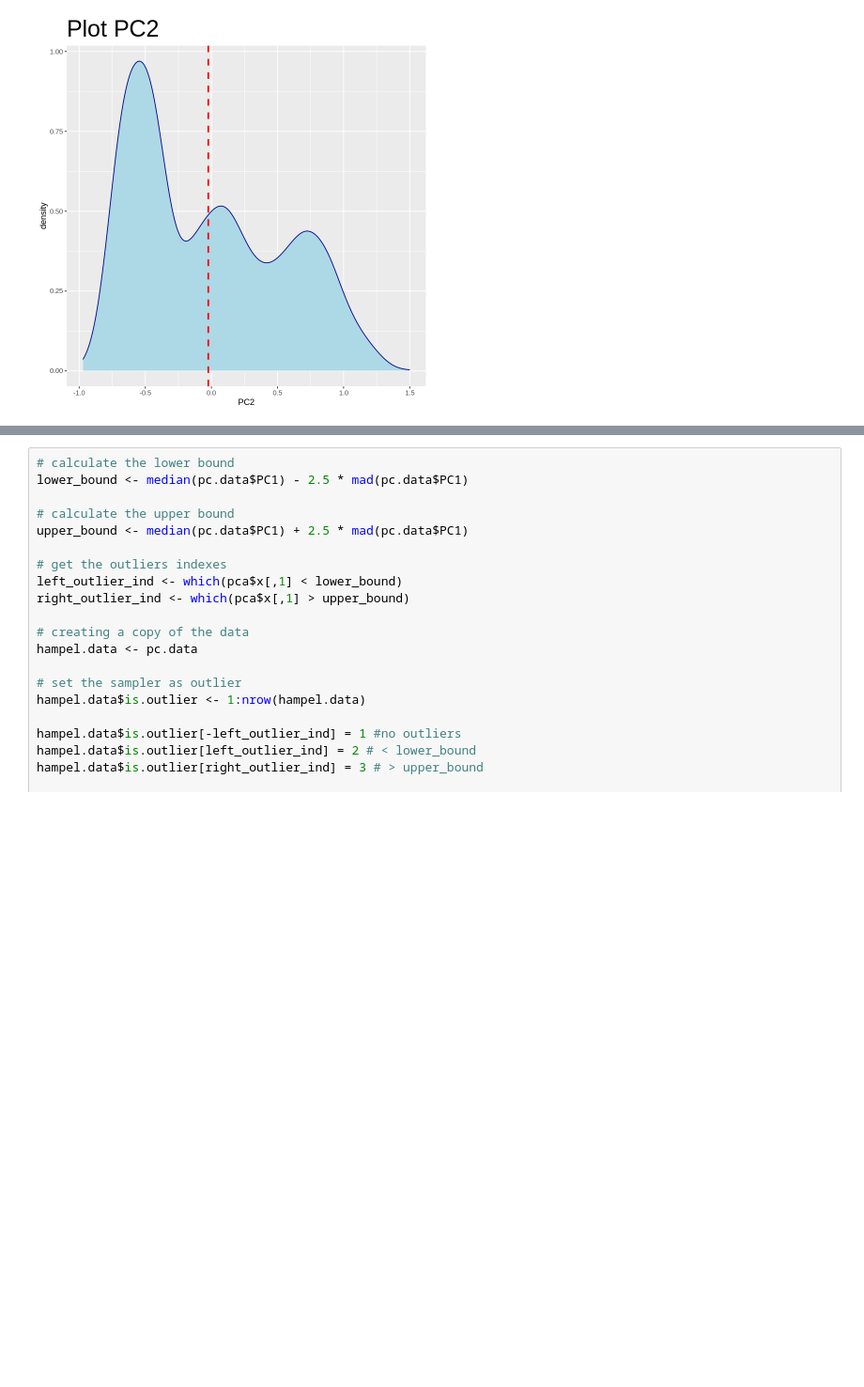
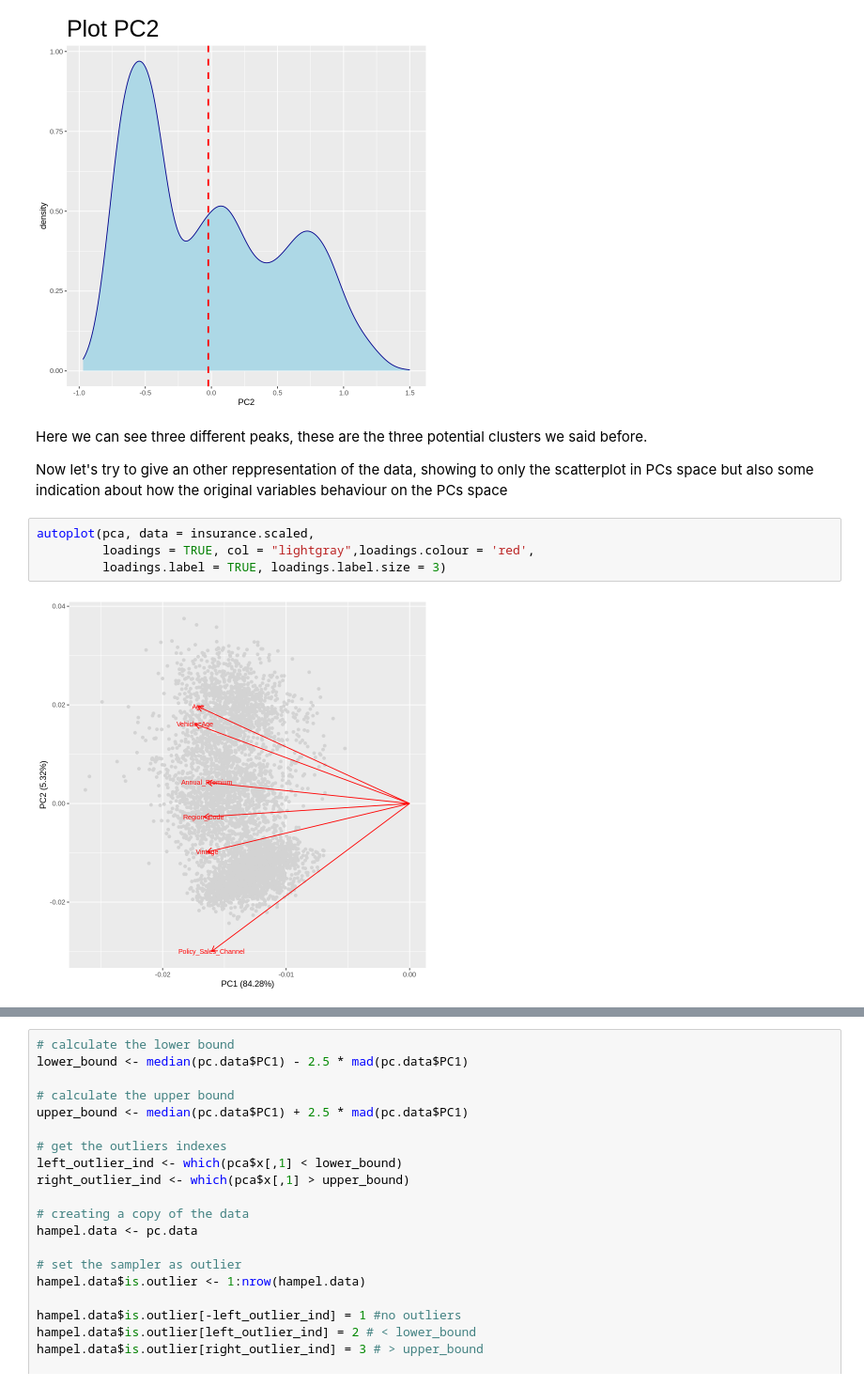
Before and after one commit to biagio-incardona/biagio-incardona.github.io, a Jupyter notebook: Report_Incardona_Biagio.ipynb, the cells around one changed output, grey strips where cells are left out. Shown at 94% size. Saved outputs shown, nothing was run; the diff lists cells and outputs as text; blank space fills up the shorter version.

```diff
--- a/Report_Incardona_Biagio.ipynb
+++ b/Report_Incardona_Biagio.ipynb
@@ -1267,4 +1363,14 @@ pc.data %>%
     theme(plot.title = element_text(size = 30))
 # %% [output]
 [figure]
+# %% [markdown]
+Here we can see three different peaks, these are the three potential clusters we said before.
+
+Now let's try to give an other reppresentation of the data, showing to only the scatterplot in PCs space but also some indication about how the original variables behaviour on the PCs space
+# %%
+autoplot(pca, data = insurance.scaled,
+         loadings = TRUE, col = "lightgray",loadings.colour = 'red',
+         loadings.label = TRUE, loadings.label.size = 3)
+# %% [output]
+[figure, added]
 # %% [markdown]
```
Also changed, not shown: parts of 37 cells of this notebook.
